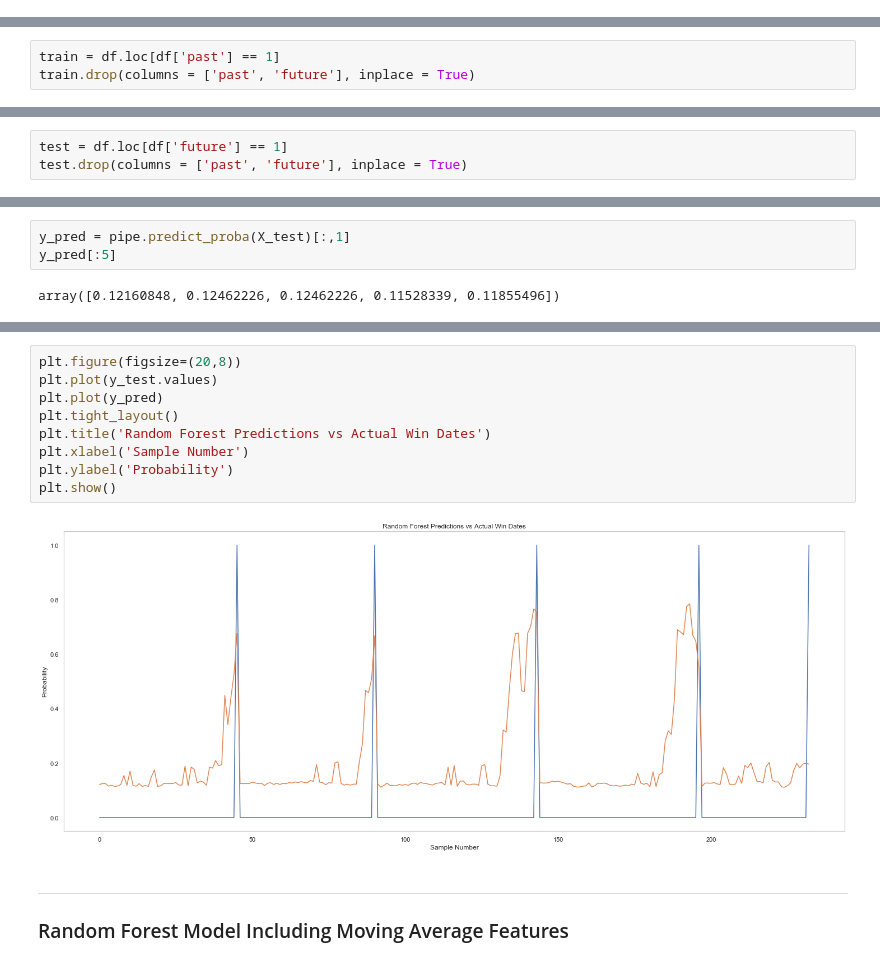
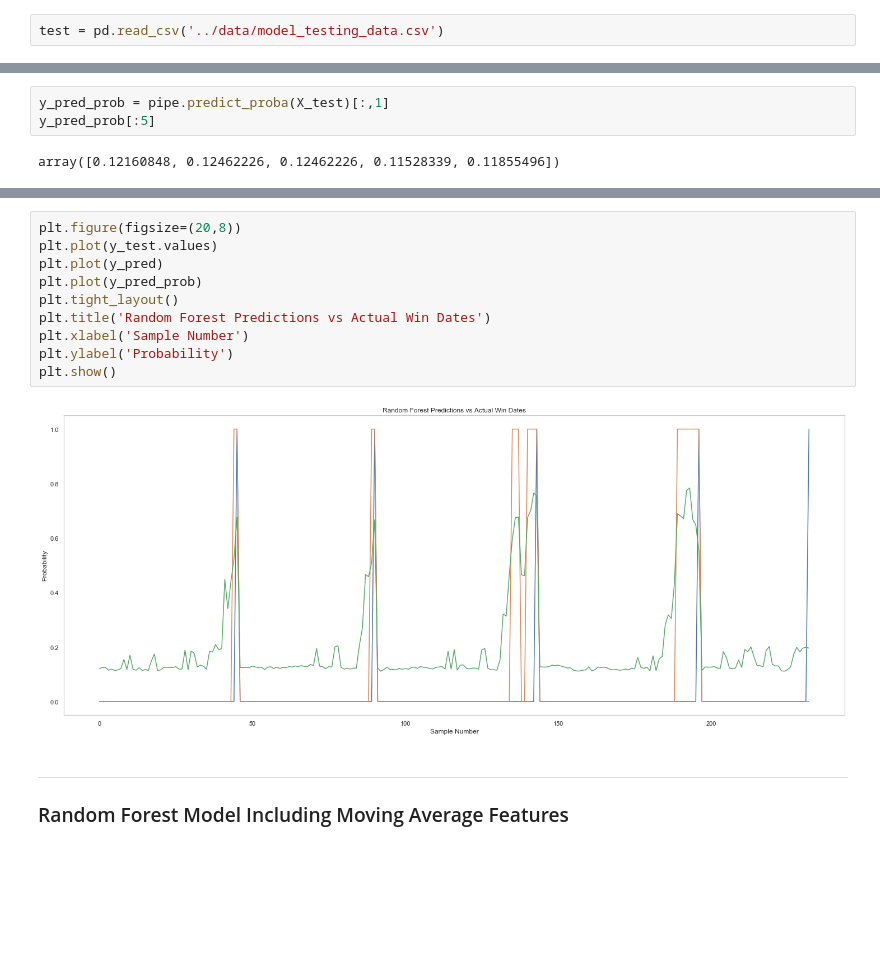
Before and after one commit to dwalkup/NIC_prediction, a Jupyter notebook: notebooks/ice_classic_trees.ipynb, the cells around one changed output, grey strips where cells are left out. Cells and saved outputs as stored; diff of their text form; blank space fills up the shorter version.

```diff
--- a/notebooks/ice_classic_trees.ipynb
+++ b/notebooks/ice_classic_trees.ipynb
@@ -94,0 +103,2 @@ df.head()
+# %%
+test = pd.read_csv('../data/model_testing_data.csv')
@@ -115,3 +124,0 @@ df.drop(columns = ['temperatureMin', 'temperatureMax', 'precipAccumulation'],
-# %%
-train = df.loc[df['past'] == 1]
-train.drop(columns = ['past', 'future'], inplace = True)
@@ -126,3 +124,0 @@ memory usage: 1.7+ MB
-# %%
-test = df.loc[df['future'] == 1]
-test.drop(columns = ['past', 'future'], inplace = True)
@@ -556,6 +507,6 @@ lorem ipsum
 # %%
-y_pred = pipe.predict_proba(X_test)[:,1]
-y_pred[:5]
+y_pred_prob = pipe.predict_proba(X_test)[:,1]
+y_pred_prob[:5]
 # %% [output]
 array([0.12160848, 0.12462226, 0.12462226, 0.11528339, 0.11855496])
 # %%
@@ -570,14 +521,15 @@ array([[205,  23],
 # %%
 plt.figure(figsize=(20,8))
 plt.plot(y_test.values)
 plt.plot(y_pred)
+plt.plot(y_pred_prob)
 plt.tight_layout()
 plt.title('Random Forest Predictions vs Actual Win Dates')
 plt.xlabel('Sample Number')
 plt.ylabel('Probability')
 plt.show()
 # %% [output]
-[figure, old version]
+[figure, new version]
 # %% [markdown]
 ---
 ### Random Forest Model Including Moving Average Features
```
Also changed, not shown: parts of 66 cells of this notebook, 4 other files.
